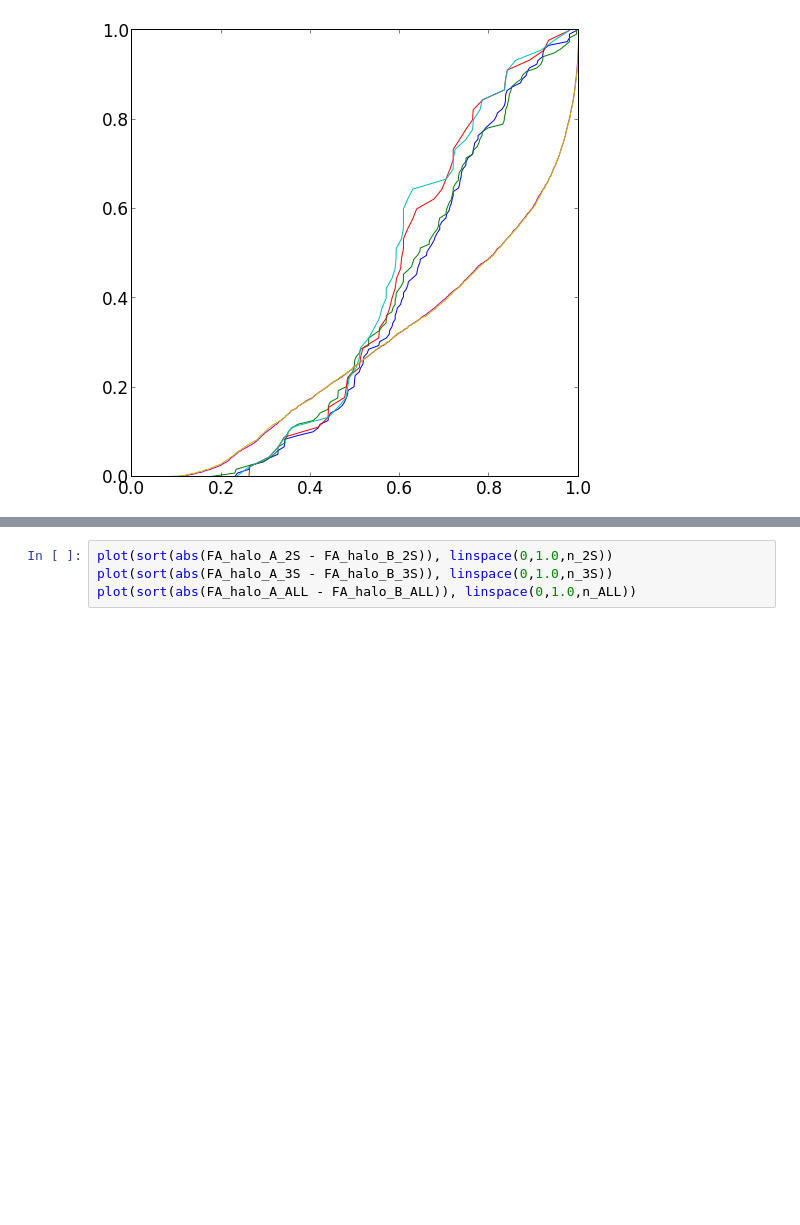
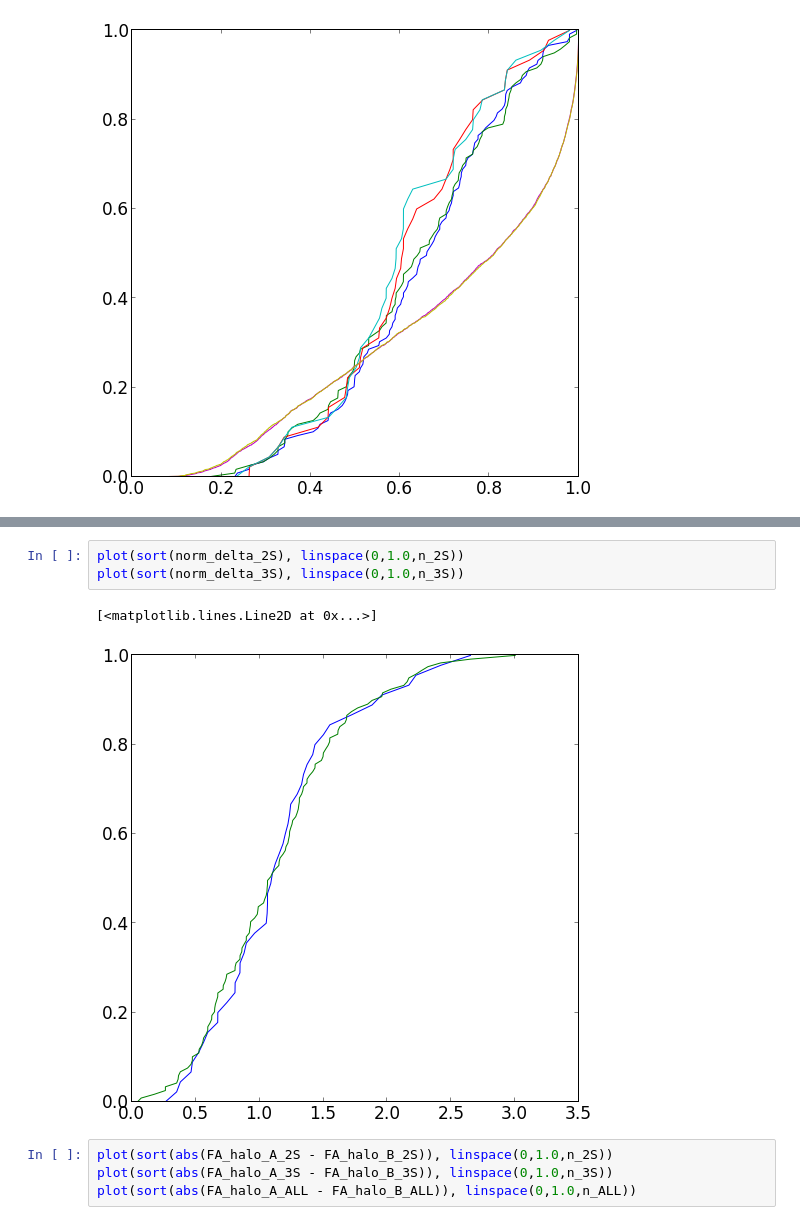
Before and after one commit to forero/LGEnvironment, a Jupyter notebook: code/AnalyzeData.ipynb, the cells around one changed output, grey strips where cells are left out. Saved outputs shown, nothing was run; the diff lists cells and outputs as text; blank space fills up the shorter version.

```diff
--- a/code/AnalyzeData.ipynb
+++ b/code/AnalyzeData.ipynb
@@ -165,3 +181,9 @@ plot(sort(FA_halo_B_ALL), linspace(0,1.0,n_ALL))
+# %%
+plot(sort(norm_delta_2S), linspace(0,1.0,n_2S))
+plot(sort(norm_delta_3S), linspace(0,1.0,n_3S))
+# %% [output]
+[<matplotlib.lines.Line2D at 0x...>]
+[figure, added]
 # %%
 plot(sort(abs(FA_halo_A_2S - FA_halo_B_2S)), linspace(0,1.0,n_2S))
 plot(sort(abs(FA_halo_A_3S - FA_halo_B_3S)), linspace(0,1.0,n_3S))
```
Also changed, not shown: parts of 13 cells of this notebook.
